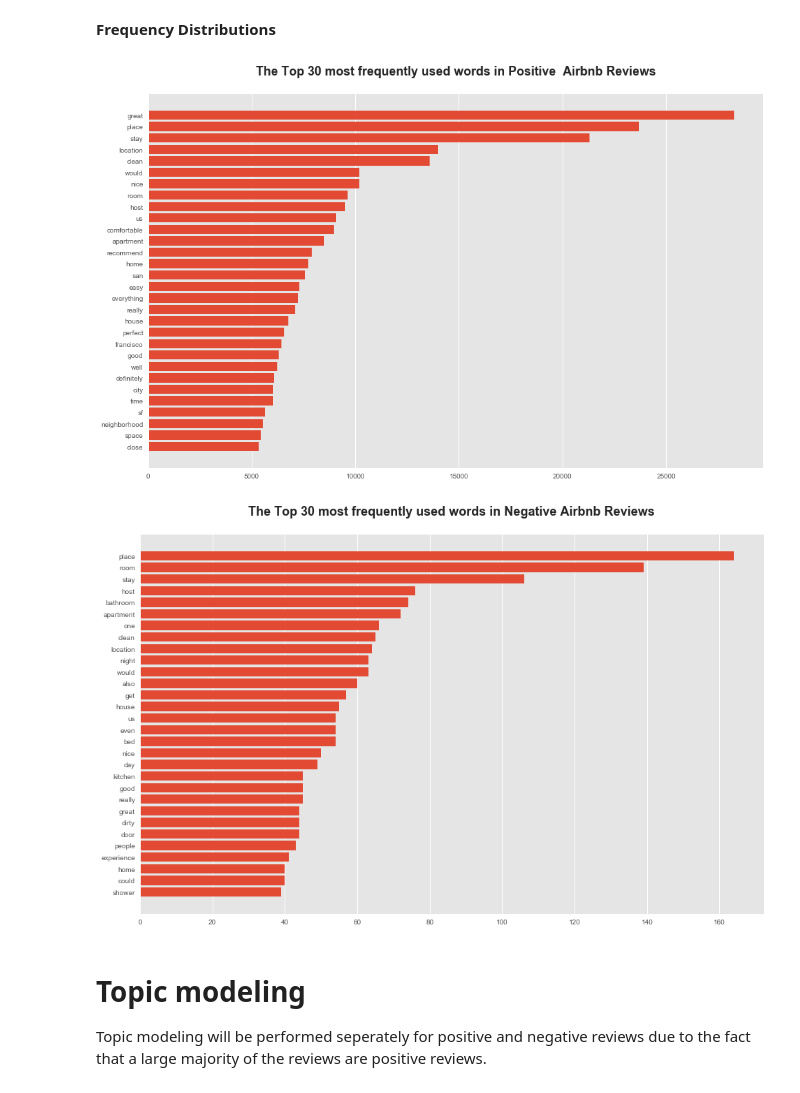
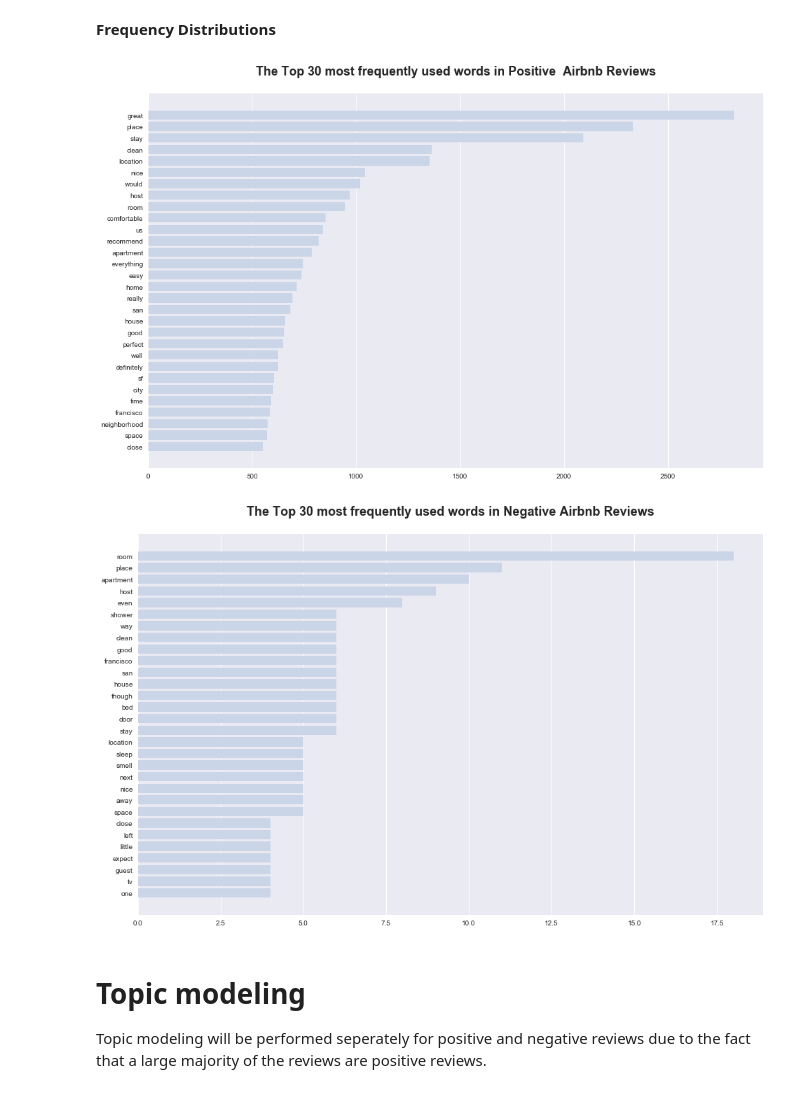
Before and after one commit to KishenSharma6/Airbnb-Analysis, a Jupyter notebook: Project Codes/05. Modeling/2020_0207_Reviews_NLP.ipynb, the cells around one changed output. Cells and saved outputs as stored; diff of their text form; code cells hidden in the pictures.

```diff
--- a/Project Codes/05. Modeling/2020_0207_Reviews_NLP.ipynb
+++ b/Project Codes/05. Modeling/2020_0207_Reviews_NLP.ipynb
@@ -38,7 +36,7 @@ pd.set_option('display.max_columns', 500)
 pd.set_option('display.max_rows',100)
 
 #Set style for plots
-plt.style.use('ggplot')
+plt.style.use('seaborn')
 # %% [markdown]
 ## Preview data
 # %%
@@ -56,7 +54,7 @@ Reviews data shape: (425509, 7)
 # %% [markdown]
 # DELETE THIS
 # %%
-df=df[::10]
+df=df[::100]
 # %% [markdown]
 # Data Exploration
 # %% [markdown]
@@ -161,6 +159,7 @@ plt.show()
 # %%
 from sklearn.feature_extraction.text import CountVectorizer
 from yellowbrick.text.freqdist import FreqDistVisualizer
+from yellowbrick.style import set_palette
 
 #Vectorize comments and also remove stop words
 cv = CountVectorizer(stop_words=stop_words)
@@ -168,6 +167,7 @@ positive_docs = cv.fit_transform(pos_comments)
 features = cv.get_feature_names()
 
 #Preparing the plot
+set_palette('pastel')
 plt.figure(figsize=(16,10))
 plt.title('The Top 30 most frequently used words in Positive  Airbnb Reviews\n', fontsize = 18, fontweight='bold')
 
@@ -176,26 +176,27 @@ visualizer = FreqDistVisualizer(features=features, n=30, orient='h')
 visualizer.fit(positive_docs)
 visualizer.poof;
 # %% [output]
-[figure, old version]
+[figure, new version]
 # %%
 from sklearn.feature_extraction.text import CountVectorizer
 from yellowbrick.text.freqdist import FreqDistVisualizer
 
 #Vectorize comments and also remove stop words
 cv = CountVectorizer(stop_words=stop_words)
 negative_docs = cv.fit_transform(neg_comments)
 features = cv.get_feature_names()
 
 #Preparing the plot
+set_palette('#e74c3c')
 plt.figure(figsize=(16,10))
 plt.title('The Top 30 most frequently used words in Negative Airbnb Reviews\n', fontsize = 18, fontweight='bold')
 
 # instantiating and fitting the FreqDistVisualizer, plotting the top 30 most frequent terms
 visualizer = FreqDistVisualizer(features=features, n=30, orient='h')
 visualizer.fit(negative_docs)
 visualizer.poof;
 # %% [output]
-[figure, old version]
+[figure, new version]
 # %% [markdown]
 # Topic modeling
 
```
Also changed, not shown: parts of 26 cells of this notebook.
